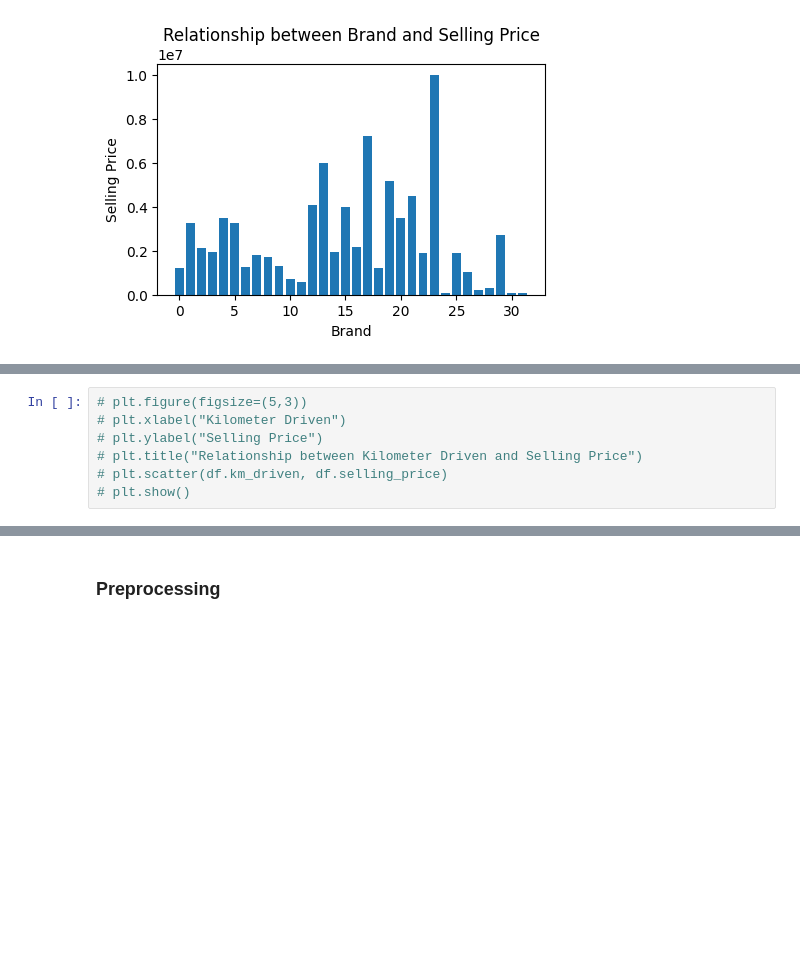
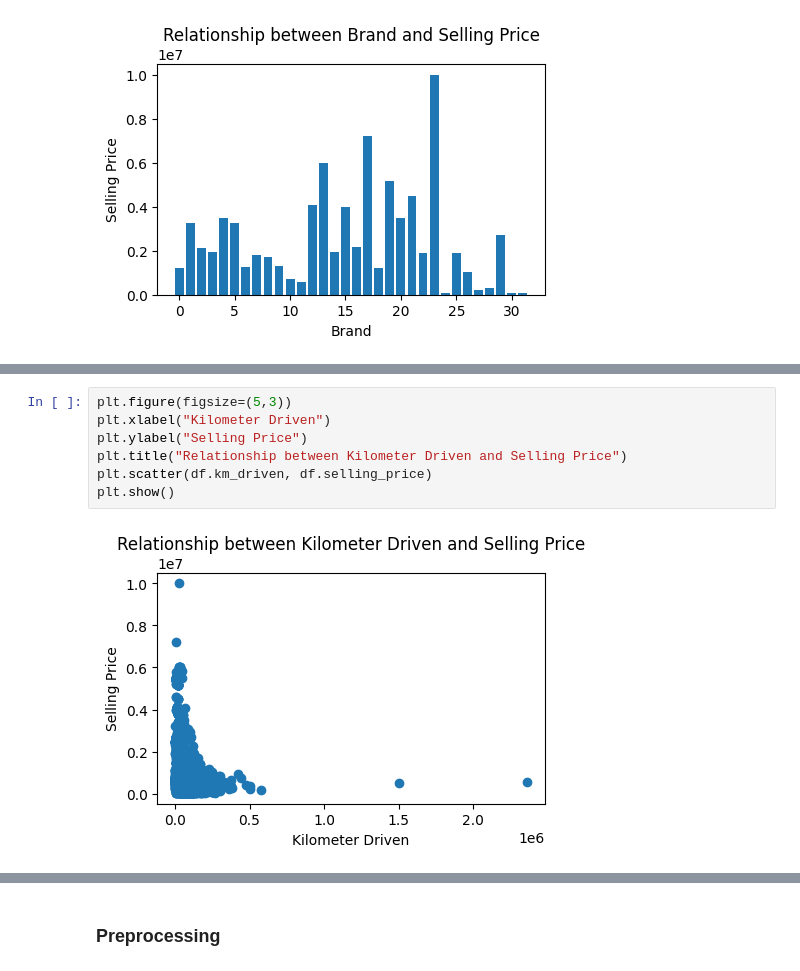
Before and after one commit to Nont18/Car-Prediction-Project, a Jupyter notebook: CarPricePrediction.ipynb, the cells around one changed output, grey strips where cells are left out. Drawn from its saved outputs; the diff is of its cells as text; blank space fills up the shorter version.

```diff
--- a/CarPricePrediction.ipynb
+++ b/CarPricePrediction.ipynb
@@ -388,8 +373,10 @@ plt.show()
 # %%
-# plt.figure(figsize=(5,3))
-# plt.xlabel("Kilometer Driven")
-# plt.ylabel("Selling Price")
-# plt.title("Relationship between Kilometer Driven and Selling Price")
-# plt.scatter(df.km_driven, df.selling_price)
-# plt.show()
+plt.figure(figsize=(5,3))
+plt.xlabel("Kilometer Driven")
+plt.ylabel("Selling Price")
+plt.title("Relationship between Kilometer Driven and Selling Price")
+plt.scatter(df.km_driven, df.selling_price)
+plt.show()
+# %% [output]
+[figure, added]
 # %%
```
Also changed, not shown: parts of 33 cells of this notebook, 1 other file.
